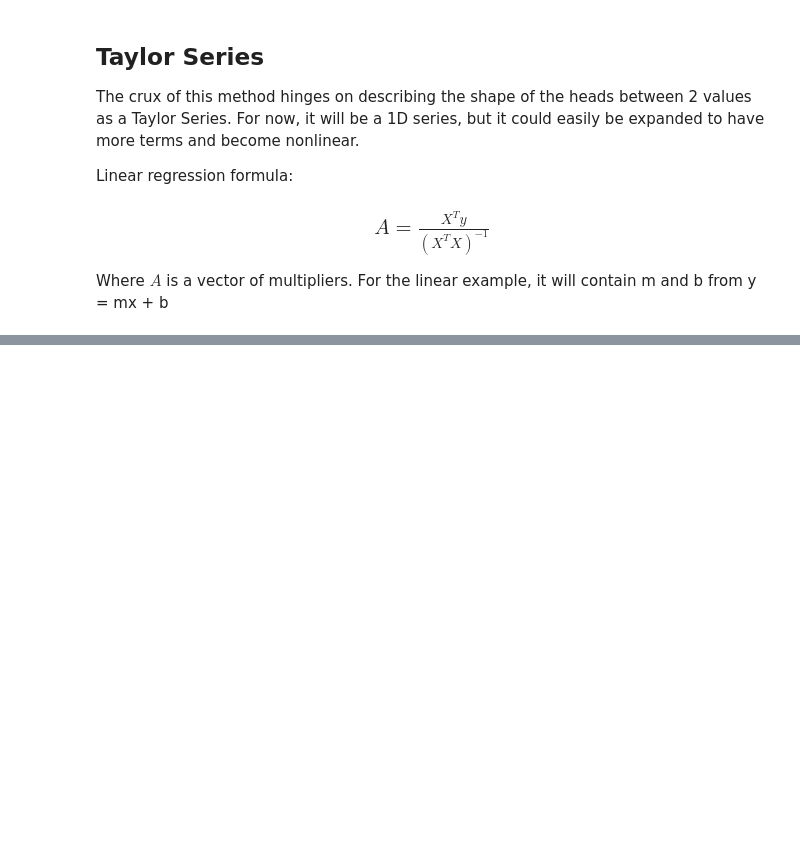
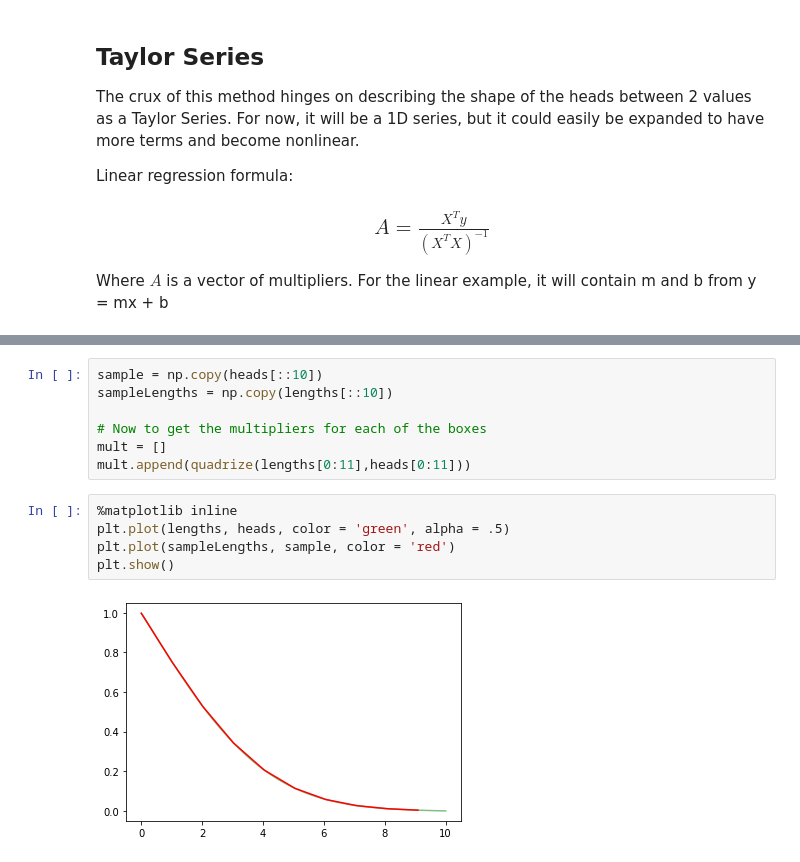
Before and after one commit to avierb11/Earth-Science, a Jupyter notebook: ModellingProgram/Jupyter Notebooks/Hydrogeology/TemporaryDiscretization.ipynb, the cells around one changed output, grey strips where cells are left out. Cells and saved outputs as stored; diff of their text form; blank space fills up the shorter version.

```diff
--- a/ModellingProgram/Jupyter Notebooks/Hydrogeology/TemporaryDiscretization.ipynb
+++ b/ModellingProgram/Jupyter Notebooks/Hydrogeology/TemporaryDiscretization.ipynb
@@ -27,0 +100,14 @@ plt.show()
+# %%
+sample = np.copy(heads[::10])
+sampleLengths = np.copy(lengths[::10])
+
+# Now to get the multipliers for each of the boxes
+mult = []
+mult.append(quadrize(lengths[0:11],heads[0:11]))
+# %%
+%matplotlib inline
+plt.plot(lengths, heads, color = 'green', alpha = .5)
+plt.plot(sampleLengths, sample, color = 'red')
+plt.show()
+# %% [output]
+[figure, added]
```
Also changed, not shown: parts of 9 cells of this notebook, 1 other file.
